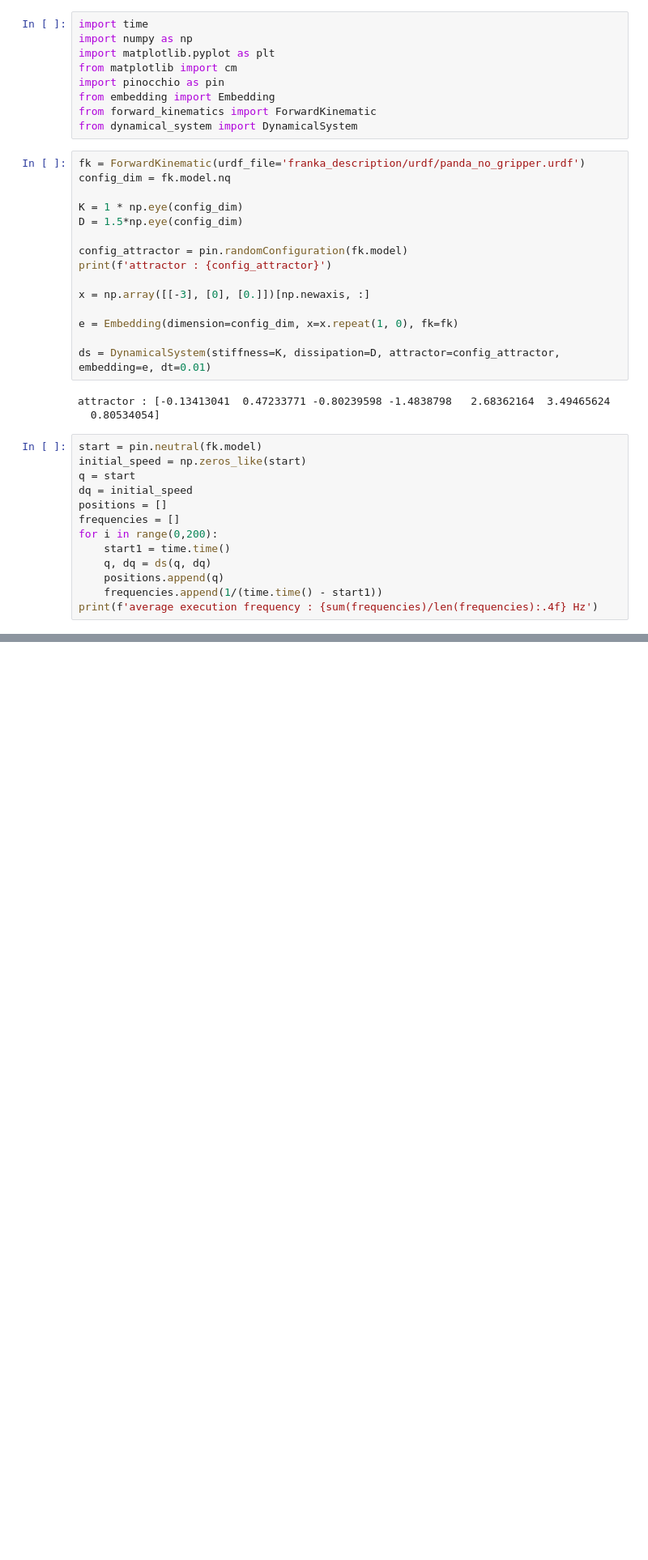
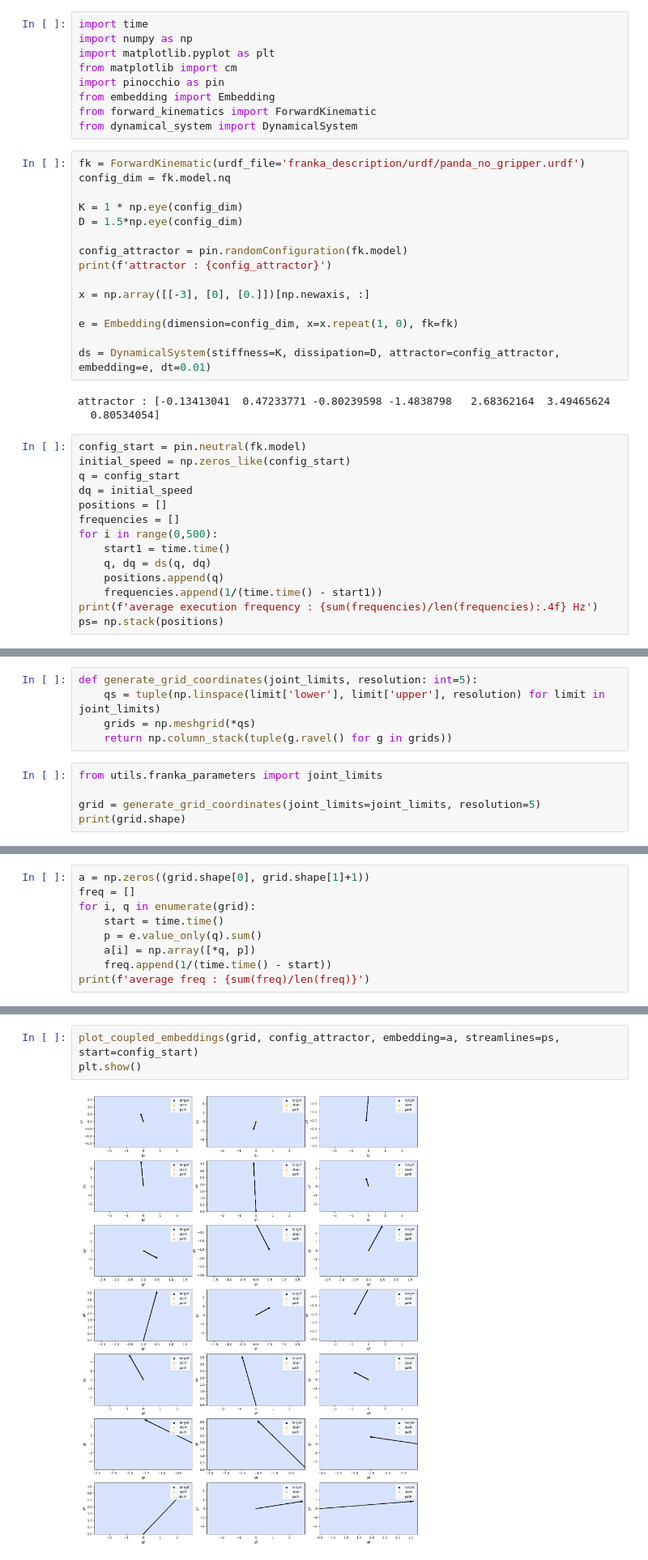
Before and after one commit to Bbosc/GDSOA, a Jupyter notebook: main_franka.ipynb, the cells around one changed output, grey strips where cells are left out. Shown at 81% size. Drawn from its saved outputs; the diff is of its cells as text; blank space fills up the shorter version.

```diff
--- a/main_franka.ipynb
+++ b/main_franka.ipynb
@@ -26,16 +26,17 @@ ds = DynamicalSystem(stiffness=K, dissipation=D, attractor=config_attractor, emb
 attractor : [-0.13413041  0.47233771 -0.80239598 -1.4838798   2.68362164  3.49465624
   0.80534054]
 # %%
-start = pin.neutral(fk.model)
-initial_speed = np.zeros_like(start)
-q = start
+config_start = pin.neutral(fk.model)
+initial_speed = np.zeros_like(config_start)
+q = config_start
 dq = initial_speed
 positions = []
 frequencies = []
-for i in range(0,200):
+for i in range(0,500):
     start1 = time.time()
     q, dq = ds(q, dq)
     positions.append(q)
     frequencies.append(1/(time.time() - start1))
 print(f'average execution frequency : {sum(frequencies)/len(frequencies):.4f} Hz')
+ps= np.stack(positions)
 # %% [output]
@@ -42,0 +84,10 @@ average execution frequency : 229.7235 Hz
+# %%
+def generate_grid_coordinates(joint_limits, resolution: int=5):
+    qs = tuple(np.linspace(limit['lower'], limit['upper'], resolution) for limit in joint_limits)
+    grids = np.meshgrid(*qs)
+    return np.column_stack(tuple(g.ravel() for g in grids))
+# %%
+from utils.franka_parameters import joint_limits
+
+grid = generate_grid_coordinates(joint_limits=joint_limits, resolution=5)
+print(grid.shape)
@@ -42,0 +96,9 @@ average execution frequency : 229.7235 Hz
+# %%
+a = np.zeros((grid.shape[0], grid.shape[1]+1))
+freq = []
+for i, q in enumerate(grid):
+    start = time.time()
+    p = e.value_only(q).sum()
+    a[i] = np.array([*q, p])
+    freq.append(1/(time.time() - start))
+print(f'average freq : {sum(freq)/len(freq)}')
@@ -42,0 +107,5 @@ average execution frequency : 229.7235 Hz
+# %%
+plot_coupled_embeddings(grid, config_attractor, embedding=a, streamlines=ps, start=config_start)
+plt.show()
+# %% [output]
+[figure, added]
```
Also changed, not shown: parts of 5 cells of this notebook, 2 other files.
